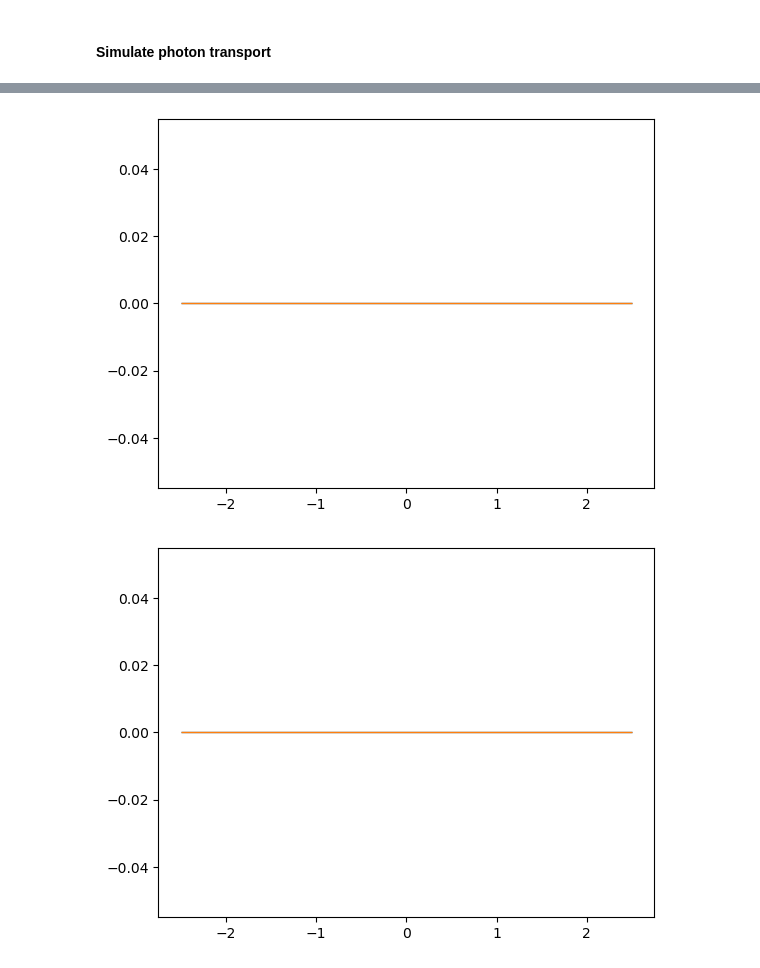
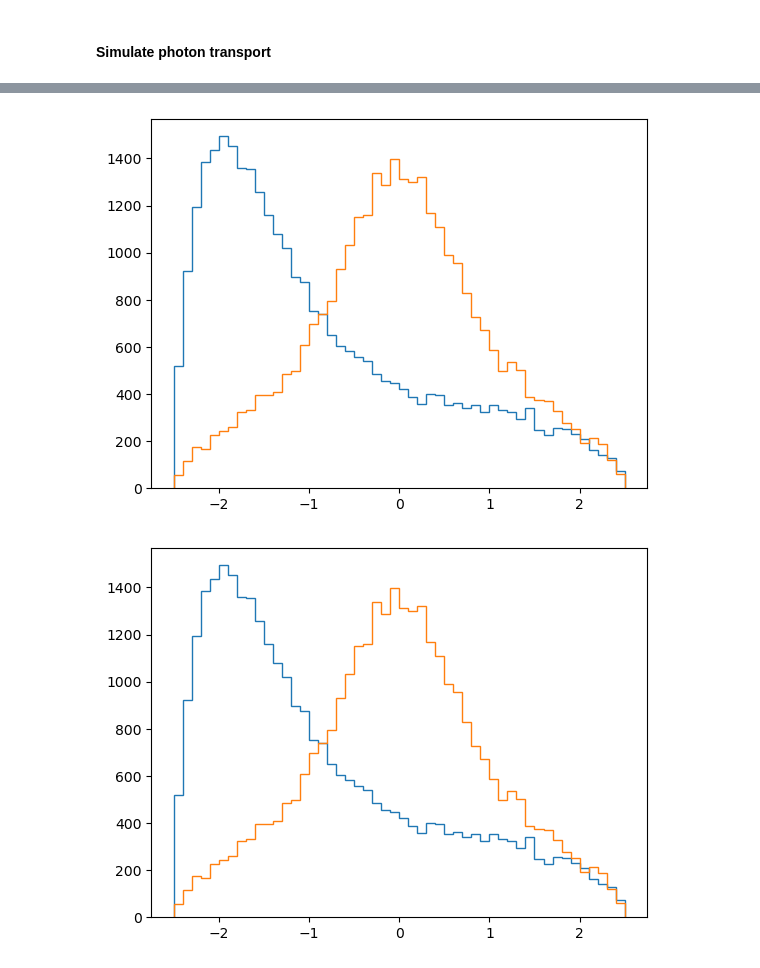
Before and after one commit to acolijn/OptoSim, a Jupyter notebook: notebook/PropagationVerification.ipynb, the cells around one changed output, grey strips where cells are left out. Saved outputs shown, nothing was run; the diff lists cells and outputs as text; code cells hidden in the pictures.

```diff
--- a/notebook/PropagationVerification.ipynb
+++ b/notebook/PropagationVerification.ipynb
@@ -15,7 +15,7 @@ filename = 'testit.json'
 # done through the config file.....
 config = {
     "nevents": 1000,
-    "nphoton_per_event": 10000,
+    "nphoton_per_event": 100000,
     "photon_zgen": 0.1,
     "geometry":{
         "type": "cylinder",
@@ -111,14 +122,14 @@ plt.hist(yt,bins=50,range=(-R,R), histtype='step')
 
 plt.yscale('linear')
 # %% [output]
-[figure, old version]
+[figure, new version]
 # %%
-plt.hist(xb,bins=50,range=(-R,R), histtype='step')
-plt.hist(yb,bins=50,range=(-R,R), histtype='step')
+plt.hist(xt,bins=50,range=(-R,R), histtype='step')
+plt.hist(yt,bins=50,range=(-R,R), histtype='step')
 
 
 plt.yscale('linear')
 # %% [output]
-[figure, old version]
+[figure, new version]
 # %%
 import h5py
```
Also changed, not shown: parts of 2 cells of this notebook, 4 other files.
